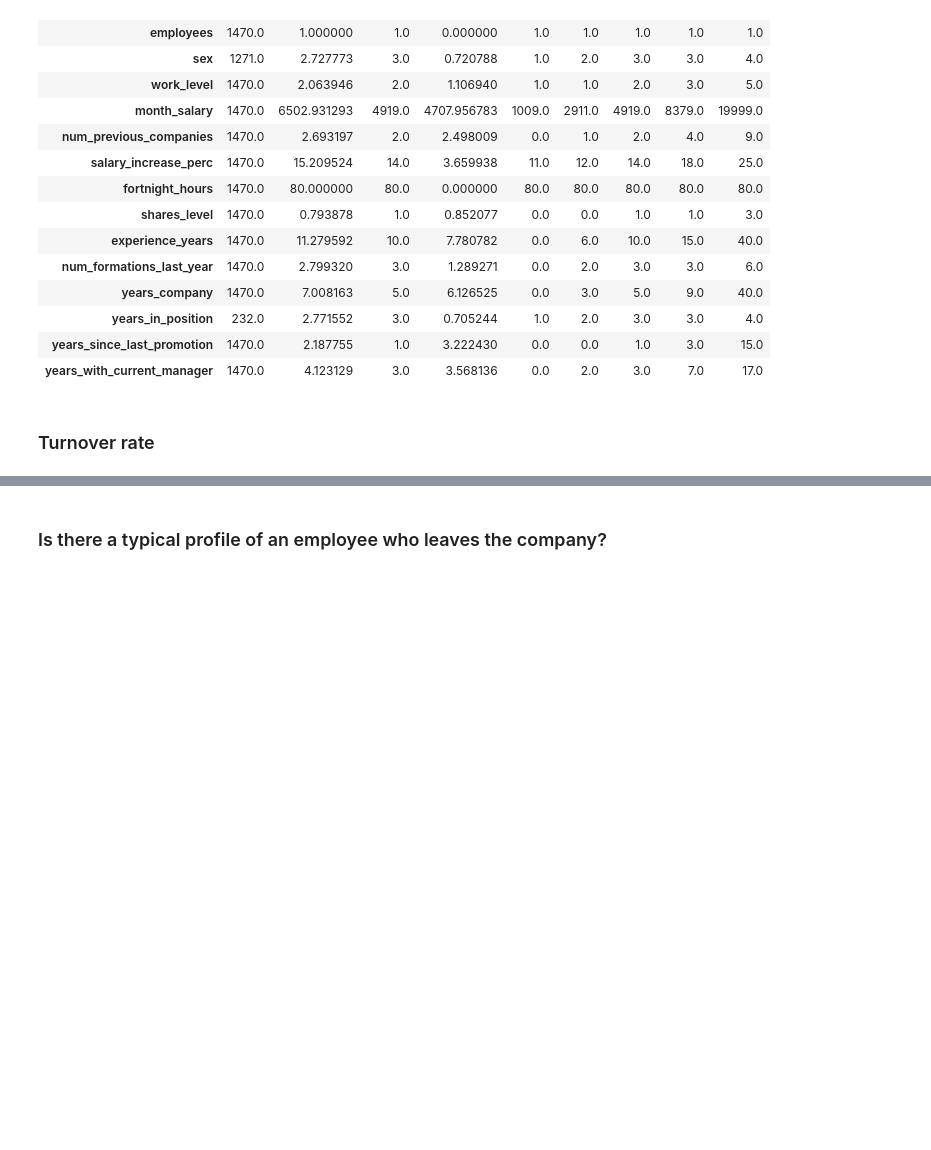
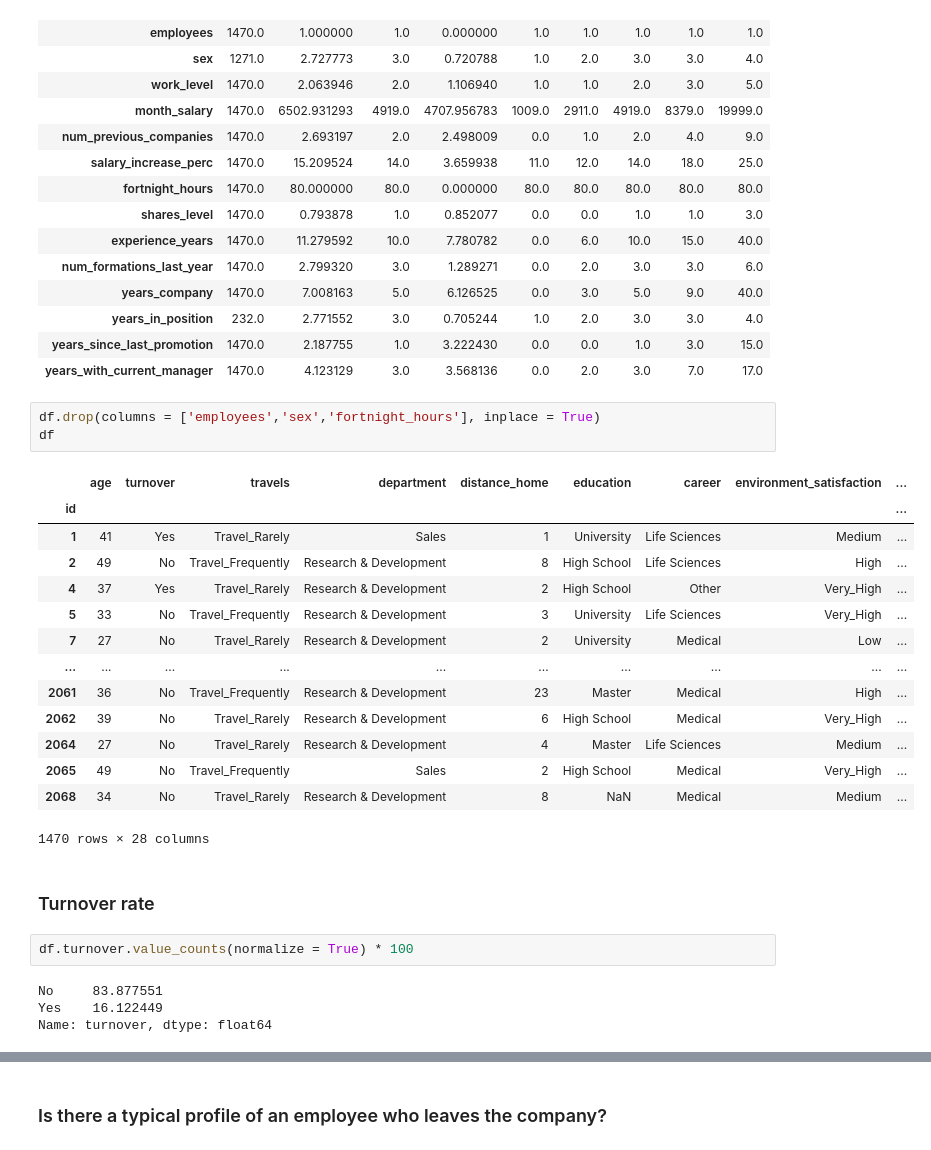
Before and after one commit to jalexisg/PDA-Data-Science-project, a Jupyter notebook: project.ipynb, the cells around one changed output, grey strips where cells are left out. Drawn from its saved outputs; the diff is of its cells as text; blank space fills up the shorter version.

```diff
--- a/project.ipynb
+++ b/project.ipynb
@@ -147,6 +147,30 @@ estadistics_cont(df.select_dtypes('number'))
 | years_in_position | 232.0 | 2.771552 | 3.0 | 0.705244 | 1.0 | 2.0 | 3.0 | 3.0 | 4.0 |
 | years_since_last_promotion | 1470.0 | 2.187755 | 1.0 | 3.222430 | 0.0 | 0.0 | 1.0 | 3.0 | 15.0 |
 | years_with_current_manager | 1470.0 | 4.123129 | 3.0 | 3.568136 | 0.0 | 2.0 | 3.0 | 7.0 | 17.0 |
+# %%
+df.drop(columns = ['employees','sex','fortnight_hours'], inplace = True)
+df
+# %% [output]
+|  | age | turnover | travels | department | distance_home | education | career | environment_satisfaction | ... |
+| id |  |  |  |  |  |  |  |  | ... |
+| 1 | 41 | Yes | Travel_Rarely | Sales | 1 | University | Life Sciences | Medium | ... |
+| 2 | 49 | No | Travel_Frequently | Research & Development | 8 | High School | Life Sciences | High | ... |
+| 4 | 37 | Yes | Travel_Rarely | Research & Development | 2 | High School | Other | Very_High | ... |
+| 5 | 33 | No | Travel_Frequently | Research & Development | 3 | University | Life Sciences | Very_High | ... |
+| 7 | 27 | No | Travel_Rarely | Research & Development | 2 | University | Medical | Low | ... |
+| ... | ... | ... | ... | ... | ... | ... | ... | ... | ... |
+| 2061 | 36 | No | Travel_Frequently | Research & Development | 23 | Master | Medical | High | ... |
+| 2062 | 39 | No | Travel_Rarely | Research & Development | 6 | High School | Medical | Very_High | ... |
+| 2064 | 27 | No | Travel_Rarely | Research & Development | 4 | Master | Life Sciences | Medium | ... |
+| 2065 | 49 | No | Travel_Frequently | Sales | 2 | High School | Medical | Very_High | ... |
+| 2068 | 34 | No | Travel_Rarely | Research & Development | 8 | NaN | Medical | Medium | ... |
+1470 rows × 28 columns
 # %% [markdown]
 ### Turnover rate
+# %%
+df.turnover.value_counts(normalize = True) * 100
+# %% [output]
+No     83.877551
+Yes    16.122449
+Name: turnover, dtype: float64
 # %%
```
Also changed, not shown: parts of 10 cells of this notebook.
